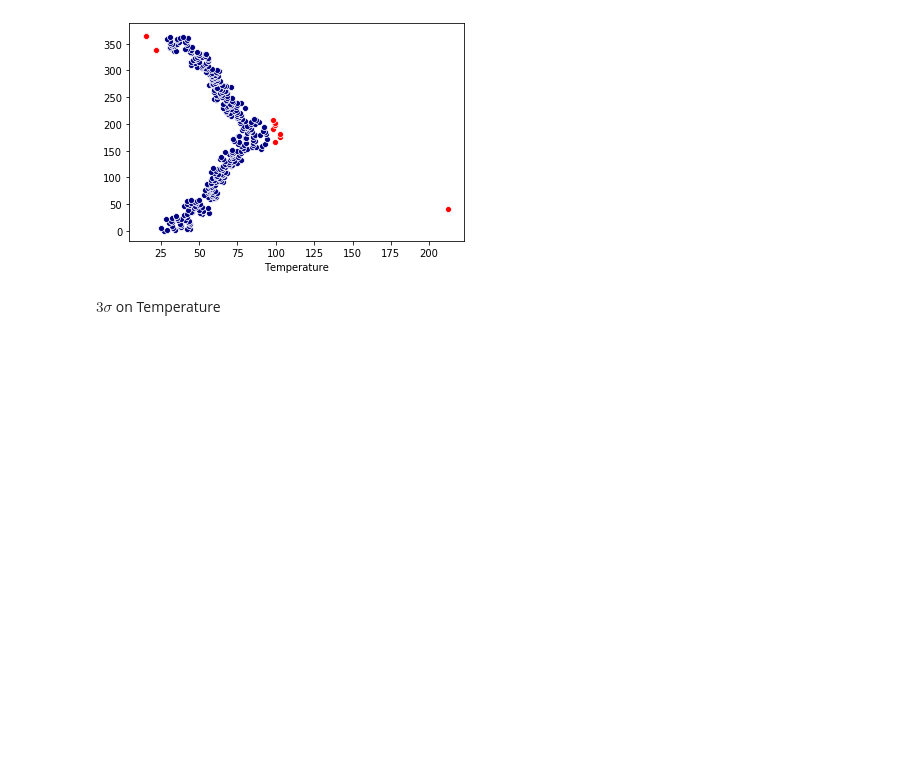
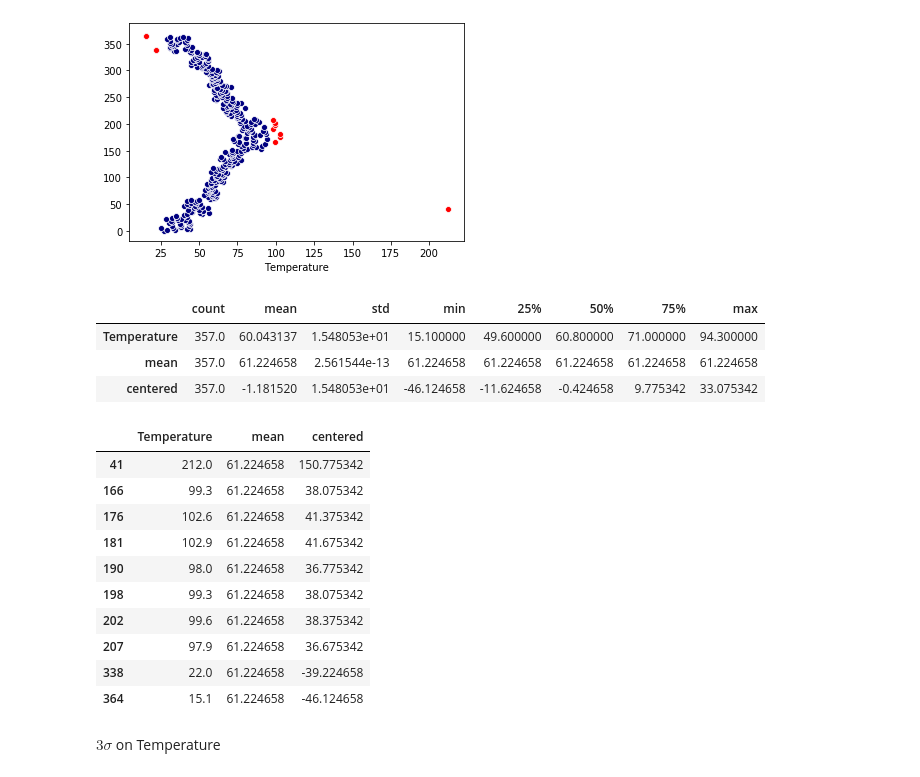
Before and after one commit to crisgiovanoni/ds-methodologies-exercises, a Jupyter notebook: anomaly_detection/continuous_probabilistic_methods.ipynb, the cells around one changed output. Cells and saved outputs as stored; diff of their text form; code cells hidden in the pictures; blank space fills up the shorter version.

```diff
--- a/anomaly_detection/continuous_probabilistic_methods.ipynb
+++ b/anomaly_detection/continuous_probabilistic_methods.ipynb
@@ -200,6 +200,27 @@ sns.scatterplot(x=temp2sig_outlier["Temperature"], y= temp2sig_outlier.index, co
 # %% [output]
 <matplotlib.axes._subplots.AxesSubplot at 0x...>
 [figure]
+# %%
+temp2sig_inlier.describe().T
+# %% [output]
+|  | count | mean | std | min | 25% | 50% | 75% | max |
+| Temperature | 357.0 | 60.043137 | 1.548053e+01 | 15.100000 | 49.600000 | 60.800000 | 71.000000 | 94.300000 |
+| mean | 357.0 | 61.224658 | 2.561544e-13 | 61.224658 | 61.224658 | 61.224658 | 61.224658 | 61.224658 |
+| centered | 357.0 | -1.181520 | 1.548053e+01 | -46.124658 | -11.624658 | -0.424658 | 9.775342 | 33.075342 |
+# %%
+temp2sig_outlier
+# %% [output]
+|  | Temperature | mean | centered |
+| 41 | 212.0 | 61.224658 | 150.775342 |
+| 166 | 99.3 | 61.224658 | 38.075342 |
+| 176 | 102.6 | 61.224658 | 41.375342 |
+| 181 | 102.9 | 61.224658 | 41.675342 |
+| 190 | 98.0 | 61.224658 | 36.775342 |
+| 198 | 99.3 | 61.224658 | 38.075342 |
+| 202 | 99.6 | 61.224658 | 38.375342 |
+| 207 | 97.9 | 61.224658 | 36.675342 |
+| 338 | 22.0 | 61.224658 | -39.224658 |
+| 364 | 15.1 | 61.224658 | -46.124658 |
 # %% [markdown]
 $3\sigma$ on Temperature
 # %%
```
Also changed, not shown: parts of 2 cells of this notebook, 1 other file.
